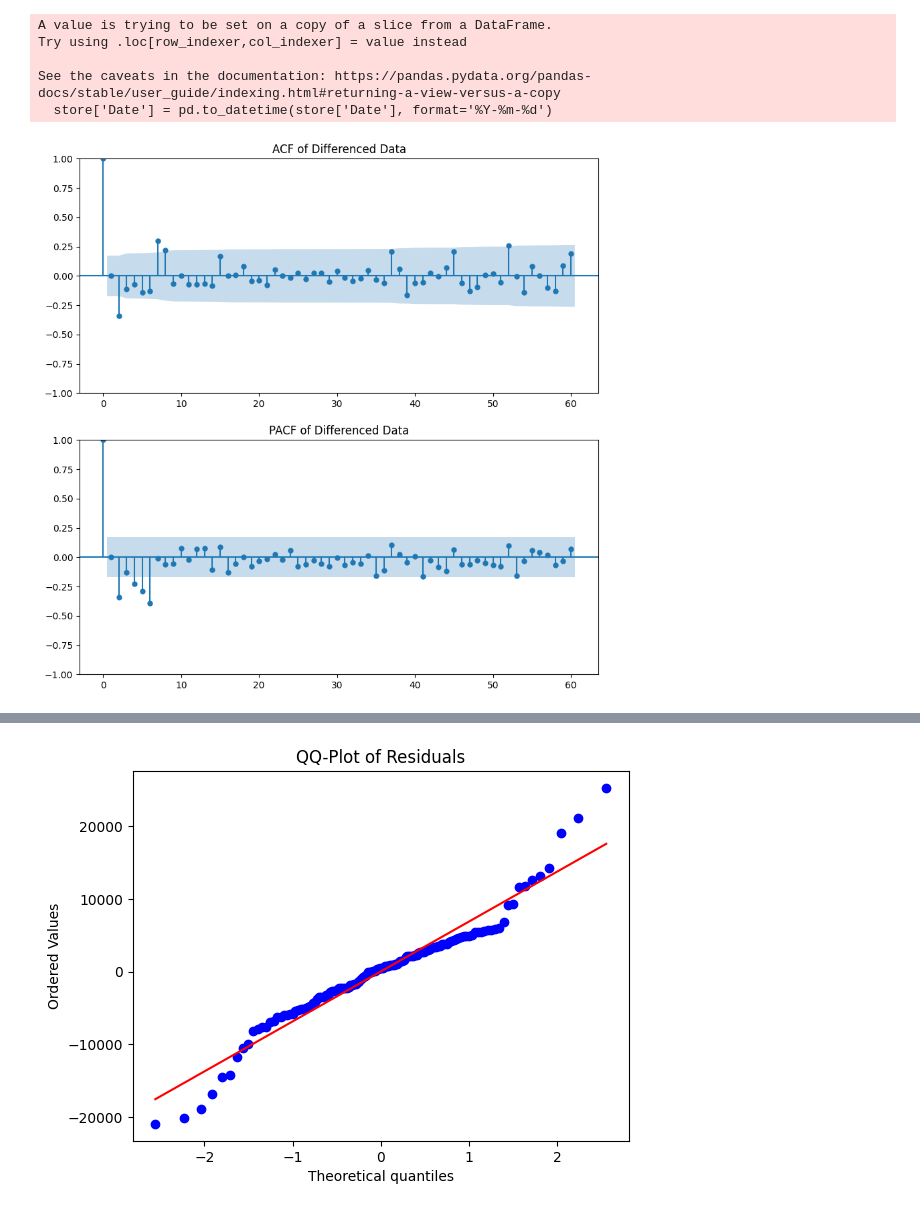
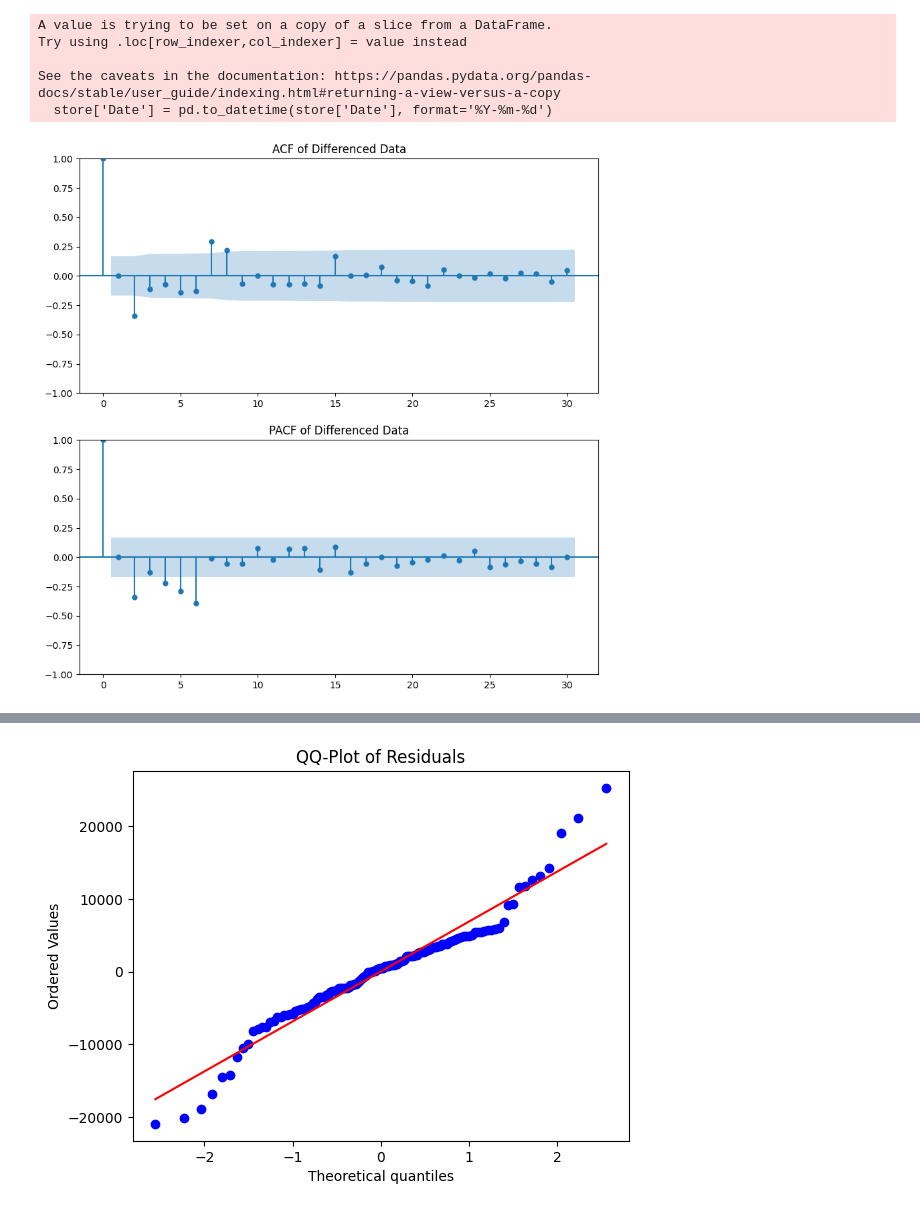
Before and after one commit to AdiJoost/TimeSeriesAnalysis, a Jupyter notebook: arimaPrediction.ipynb, the cells around one changed output, grey strips where cells are left out. Saved outputs shown, nothing was run; the diff lists cells and outputs as text; code cells hidden in the pictures.

```diff
--- a/arimaPrediction.ipynb
+++ b/arimaPrediction.ipynb
@@ -87,7 +87,7 @@ def noAutoCorrelationInResidual(residuals, lag, pValueThreshold=0.05):
     ljung_box_test = acorr_ljungbox(residuals, lags=[lag], return_df=True)
     return ljung_box_test.iloc[0,1] > pValueThreshold
 # %%
-store_train, store_test = getStoreDFWithLoad(1,1,12)
+store_train, store_test = getStoreDFWithLoad(1,1,5)
 # %% [output]
 A value is trying to be set on a copy of a slice from a DataFrame.
 Try using .loc[row_indexer,col_indexer] = value instead
@@ -97,7 +97,7 @@ See the caveats in the documentation: https://pandas.pydata.org/pandas-docs/stab
 # %%
 diff, n = getStationaryValue(store_train)
 # %%
-plot_ACF_PACF(diff, lags=60)
+plot_ACF_PACF(diff, lags=30)
 # %% [output]
-[figure, old version]
+[figure, new version]
 # %%
```
Also changed, not shown: parts of 8 cells of this notebook, 8 other files.
